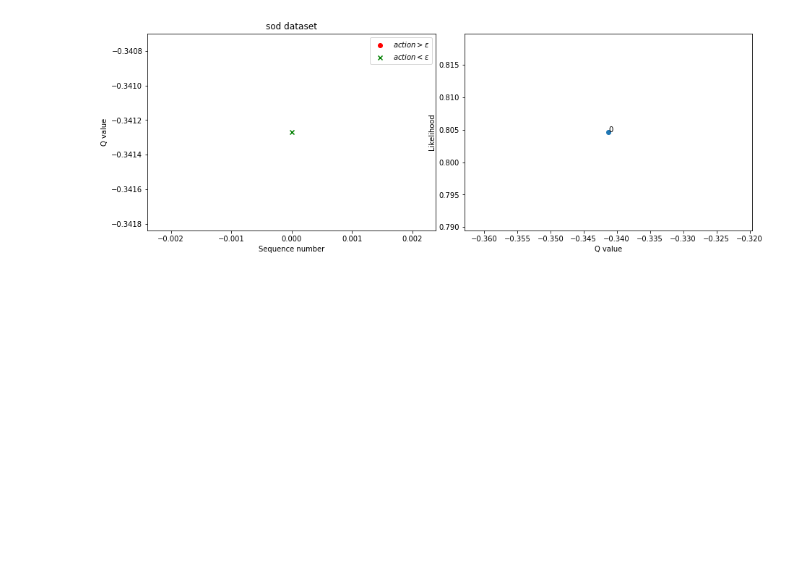
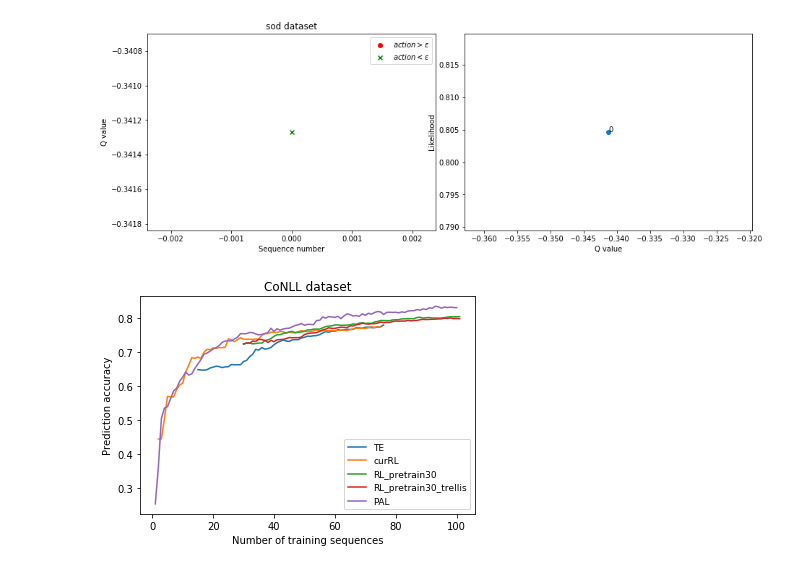
Before and after one commit to Louise-LuLin/active-RL, a Jupyter notebook: run.ipynb, the cells around one changed output. Saved outputs shown, nothing was run; the diff lists cells and outputs as text; code cells hidden in the pictures; blank space fills up the shorter version.

Commit message:
gather previous result

```diff
--- a/run.ipynb
+++ b/run.ipynb
@@ -170,3 +170,43 @@ plt.savefig(filename + '_check.png')
 # %% [output]
 [-0.3412691354751587] [0] [0.8046558188143749]
 [figure]
+# %%
+# sim beta
+with open("./results/conll15_200_75budget_fully_none.bin", "rb") as in_file:
+    (cost_1, _, _, all_acc_1, acc_valid_1) = pickle.load(in_file)
+#     (cost_1, all_acc_1, acc_valid_1) = pickle.load(in_file)
+
+with open("./results/conllnumembed_75bgt_te_valid2V_all.bin", "rb") as in_file:
+    (cost_2, all_acc_2, acc_valid_2) = pickle.load(in_file)
+
+with open("./results/conll30numembed_200_100budget_valid2VRL_all_te_acc_20step_5batch20decay_100loop-add10each10step-3_64rnn_16filter_4size_2stride.bin", "rb") as in_file:
+    (cost_3, all_acc_3, acc_valid_3) = pickle.load(in_file)
+
+with open("./results/conll30numembed_200_100budget_valid2VRLtrellis_all_te_acc_20step_5batch20decay_100loop-add10each10step-3_64rnn_16filter_4size_2stride.bin", "rb") as in_file:
+    (cost_4, all_acc_4, acc_valid_4) = pickle.load(in_file)
+
+with open("./results/CNNDQN-conll-20.bin", "rb") as in_file:
+    (cost_5, all_acc_5, acc_valid_5) = pickle.load(in_file)
+
+# with open("./results/sod15num_200_testVRL_acc2_all_rand_20step_5batch20decay_90loopdecay_64rnn_16filter_4size_2stride.bin", "rb") as in_file:
+#     (cost_6, in_acc_6, out_acc_6, all_acc_6, acc_valid_6) = pickle.load(in_file)
+
+# with open("./results/sod15num_200_testVRL_acc2_all_te_20step_5batch20decay_90loopdecay_64rnn_16filter_4size_2stride.bin", "rb") as in_file:
+#     (cost_7, in_acc_7, out_acc_7, all_acc_7, acc_valid_7) = pickle.load(in_file)
+
+plt.plot(cost_1, all_acc_1,
+         cost_2, all_acc_2,
+         cost_3, all_acc_3,
+         cost_4, all_acc_4,
+         cost_5, all_acc_5,)
+#          cost_6, all_acc_6,)
+#          cost_7, acc_valid_7)
+plt.legend(['TE', 'curRL', 'RL_pretrain30', 'RL_pretrain30_trellis', 'PAL' ,'RL-test', 'RL-valid'], loc='lower right', fancybox=True, fontsize = 9)
+# plt.xlim(200, 600)
+
+plt.title('CoNLL dataset')
+plt.xlabel('Number of training sequences')
+plt.ylabel('Prediction accuracy')
+plt.savefig('./results/sod.png', bbox_inches='tight')
+# %% [output]
+[figure, added]
```
Also changed, not shown: 18 other files.
